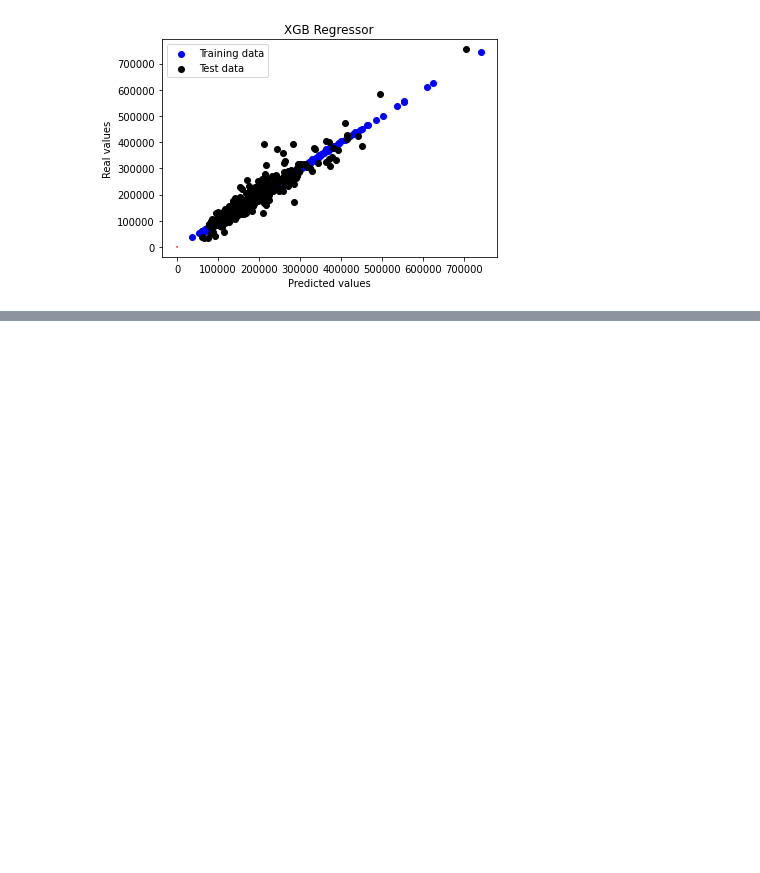
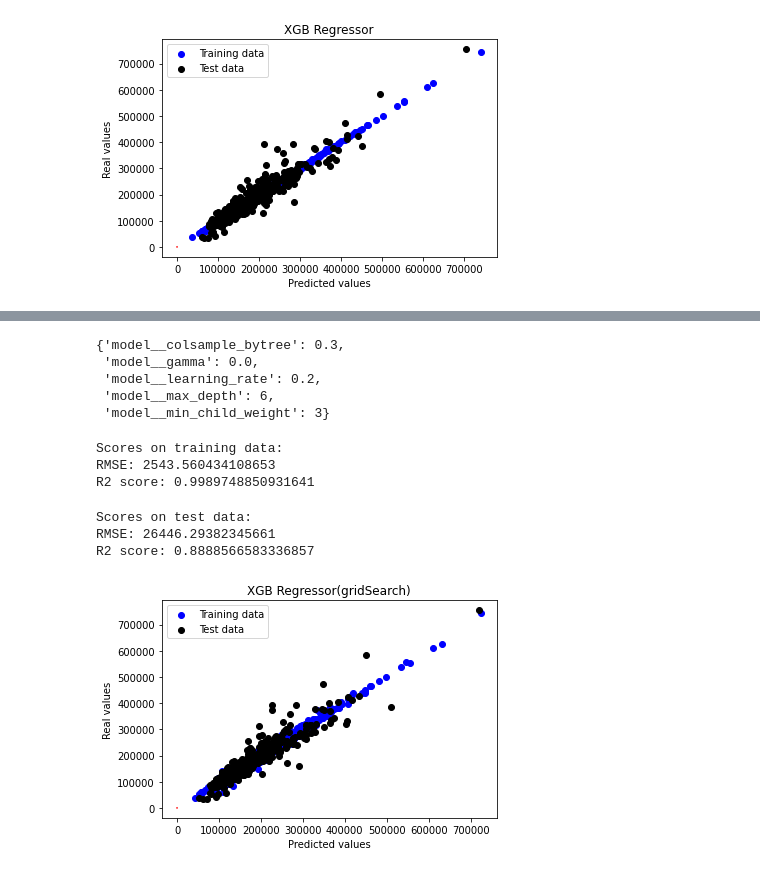
Before and after one commit to RaphaelRoriz/Machine-learning, a Jupyter notebook: housesPricesDataset/HousePricePrediction_pipeline.ipynb, the cells around one changed output, grey strips where cells are left out. Drawn from its saved outputs; the diff is of its cells as text; code cells hidden in the pictures; blank space fills up the shorter version.

```diff
--- a/housesPricesDataset/HousePricePrediction_pipeline.ipynb
+++ b/housesPricesDataset/HousePricePrediction_pipeline.ipynb
@@ -377,0 +339,17 @@ plo
+# %%
+hyperparameters ={
+    "model__learning_rate"    : [0.05, 0.10, 0.15, 0.20, 0.25, 0.30 ] ,
+     "model__max_depth"        : [ 3, 4, 5, 6, 8, 10, 12, 15],
+     "model__min_child_weight" : [ 1, 3, 5, 7 ],
+     "model__gamma"            : [ 0.0, 0.1, 0.2 , 0.3, 0.4 ],
+     "model__colsample_bytree" : [ 0.3, 0.4, 0.5 , 0.7 ]
+}
+# %%
+grid_search = GridSearchCV(
+    estimator=XGBRegressionPipeline,
+    param_grid = hyperparameters,
+    scoring = 'neg_mean_squared_error',
+    n_jobs = 2,
+    cv = 5)
+# %%
+grid_search.fit(X_train,y_train)
@@ -377,0 +379,27 @@ plo
+# %%
+grid_search.best_params_
+# %% [output]
+{'model__colsample_bytree': 0.3,
+ 'model__gamma': 0.0,
+ 'model__learning_rate': 0.2,
+ 'model__max_depth': 6,
+ 'model__min_child_weight': 3}
+# %%
+train_predictions_gridSearch = grid_search.predict(X_train)
+test_predictions_gridSearch = grid_search.predict(X_test)
+# %%
+scores_train(XGBRegressionPipeline,train_predictions)
+# %% [output]
+Scores on training data:
+RMSE: 2543.560434108653
+R2 score: 0.9989748850931641
+# %%
+scores_test(XGBRegressionPipeline,test_predictions)
+# %% [output]
+Scores on test data:
+RMSE: 26446.29382345661
+R2 score: 0.8888566583336857
+# %%
+plot_train_test_predictions('XGB Regressor(gridSearch)',train_predictions_gridSearch,test_predictions_gridSearch)
+# %% [output]
+[figure, added]
```
Also changed, not shown: parts of 26 cells of this notebook.
